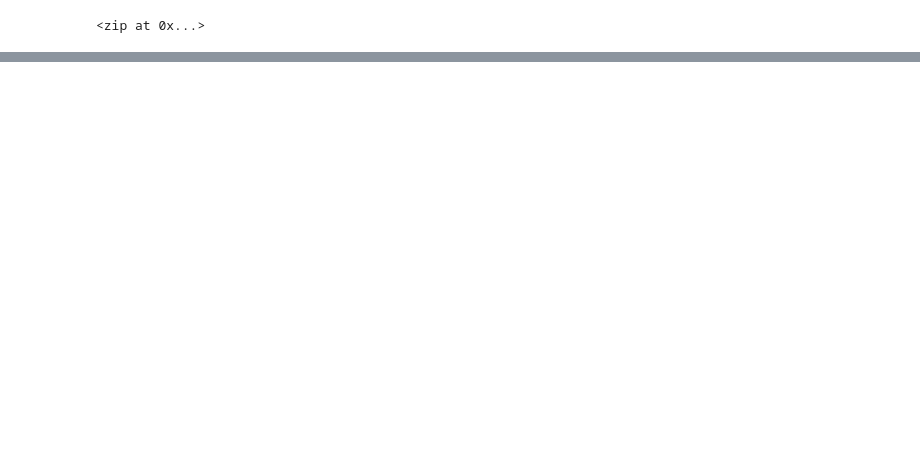
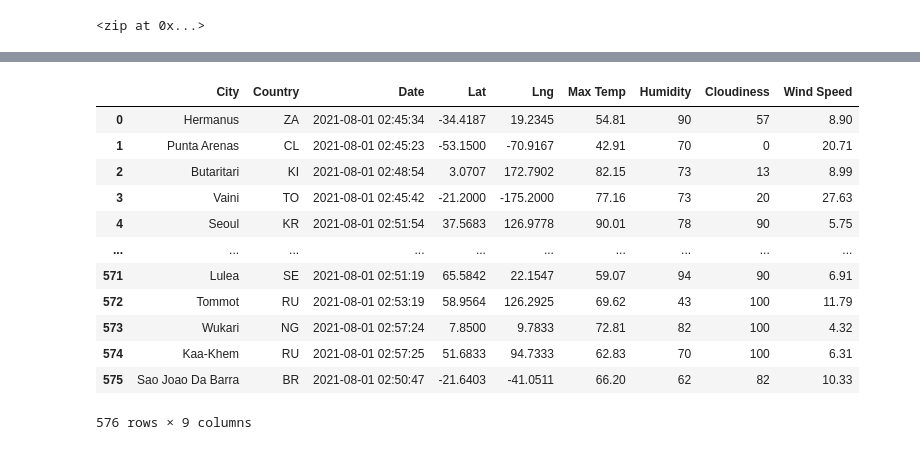
Before and after one commit to dcvath/World_Weather_Analysis, a Jupyter notebook: WeatherPy.ipynb, the cells around one changed output, grey strips where cells are left out. Cells and saved outputs as stored; diff of their text form; code cells hidden in the pictures; blank space fills up the shorter version.

```diff
--- a/WeatherPy.ipynb
+++ b/WeatherPy.ipynb
@@ -38,0 +45,3 @@ len(cities)
+# %%
+# Starting URL for Weather Map API Call.
+url = "http://api.openweathermap.org/data/2.5/weather?units=Imperial&APPID=" + weather_api_key
@@ -38,0 +243,4 @@ len(cities)
+# %%
+# Convert the array of dictionaries to a Pandas DataFrame.
+city_data_df = pd.DataFrame(city_data)
+city_data_df.head(10)
@@ -38,0 +259,19 @@ len(cities)
+# %%
+new_column_order = ["City", "Country", "Date", "Lat", "Lng", "Max Temp", "Humidity", "Cloudiness", "Wind Speed"]
+# %%
+city_data_new_df = city_data_df[new_column_order]
+city_data_new_df
+# %% [output]
+|  | City | Country | Date | Lat | Lng | Max Temp | Humidity | Cloudiness | Wind Speed |
+| 0 | Hermanus | ZA | 2021-08-01 02:45:34 | -34.4187 | 19.2345 | 54.81 | 90 | 57 | 8.90 |
+| 1 | Punta Arenas | CL | 2021-08-01 02:45:23 | -53.1500 | -70.9167 | 42.91 | 70 | 0 | 20.71 |
+| 2 | Butaritari | KI | 2021-08-01 02:48:54 | 3.0707 | 172.7902 | 82.15 | 73 | 13 | 8.99 |
+| 3 | Vaini | TO | 2021-08-01 02:45:42 | -21.2000 | -175.2000 | 77.16 | 73 | 20 | 27.63 |
+| 4 | Seoul | KR | 2021-08-01 02:51:54 | 37.5683 | 126.9778 | 90.01 | 78 | 90 | 5.75 |
+| ... | ... | ... | ... | ... | ... | ... | ... | ... | ... |
+| 571 | Lulea | SE | 2021-08-01 02:51:19 | 65.5842 | 22.1547 | 59.07 | 94 | 90 | 6.91 |
+| 572 | Tommot | RU | 2021-08-01 02:53:19 | 58.9564 | 126.2925 | 69.62 | 43 | 100 | 11.79 |
+| 573 | Wukari | NG | 2021-08-01 02:57:24 | 7.8500 | 9.7833 | 72.81 | 82 | 100 | 4.32 |
+| 574 | Kaa-Khem | RU | 2021-08-01 02:57:25 | 51.6833 | 94.7333 | 62.83 | 70 | 100 | 6.31 |
+| 575 | Sao Joao Da Barra | BR | 2021-08-01 02:50:47 | -21.6403 | -41.0511 | 66.20 | 62 | 82 | 10.33 |
+576 rows × 9 columns
```
Also changed, not shown: parts of 8 cells of this notebook, 2 other files.
